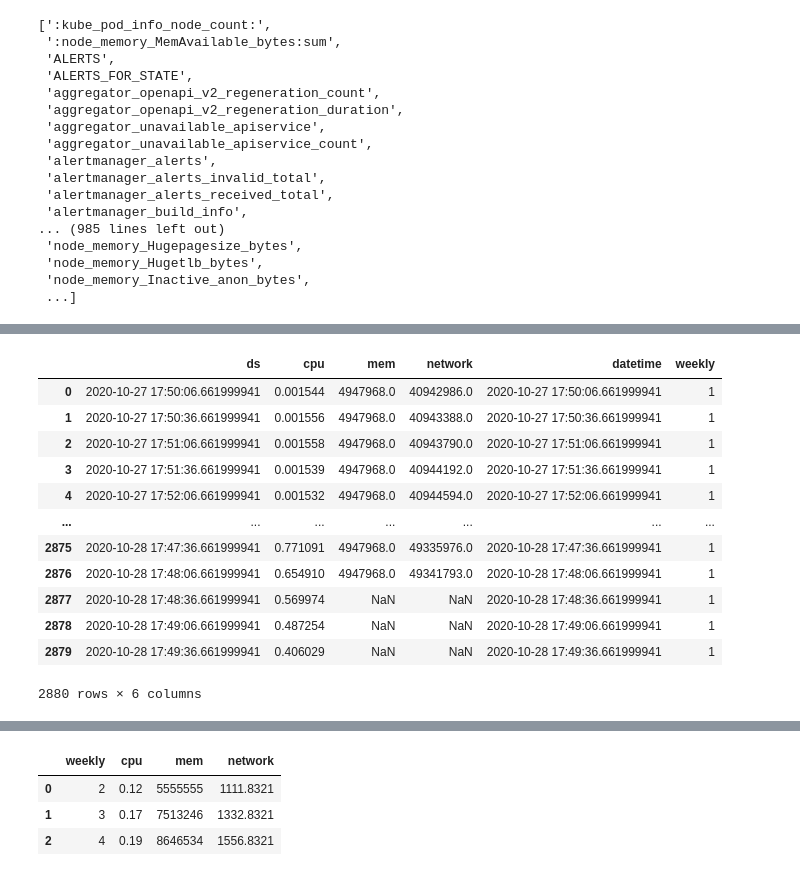
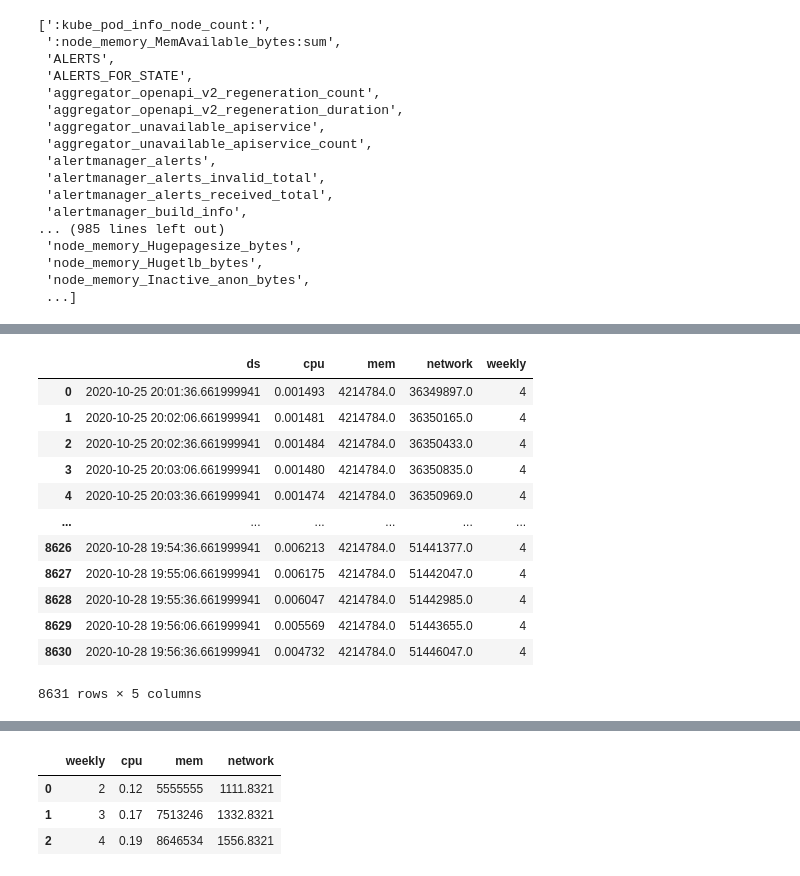
Before and after one commit to FalcoN1995/project6, a Jupyter notebook: report_service/clean code.ipynb, the cells around one changed output, grey strips where cells are left out. Cells and saved outputs as stored; diff of their text form; code cells hidden in the pictures.

```diff
--- a/report_service/clean code.ipynb
+++ b/report_service/clean code.ipynb
@@ -156,17 +153,0 @@ ini_df
-# %%
-ini_df['weekly'] = ini_df['datetime'].dt.isocalendar().week % 4 + 1
-ini_df
-# %% [output]
-|  | ds | cpu | mem | network | datetime | weekly |
-| 0 | 2020-10-27 17:50:06.661999941 | 0.001544 | 4947968.0 | 40942986.0 | 2020-10-27 17:50:06.661999941 | 1 |
-| 1 | 2020-10-27 17:50:36.661999941 | 0.001556 | 4947968.0 | 40943388.0 | 2020-10-27 17:50:36.661999941 | 1 |
-| 2 | 2020-10-27 17:51:06.661999941 | 0.001558 | 4947968.0 | 40943790.0 | 2020-10-27 17:51:06.661999941 | 1 |
-| 3 | 2020-10-27 17:51:36.661999941 | 0.001539 | 4947968.0 | 40944192.0 | 2020-10-27 17:51:36.661999941 | 1 |
-| 4 | 2020-10-27 17:52:06.661999941 | 0.001532 | 4947968.0 | 40944594.0 | 2020-10-27 17:52:06.661999941 | 1 |
-| ... | ... | ... | ... | ... | ... | ... |
-| 2875 | 2020-10-28 17:47:36.661999941 | 0.771091 | 4947968.0 | 49335976.0 | 2020-10-28 17:47:36.661999941 | 1 |
-| 2876 | 2020-10-28 17:48:06.661999941 | 0.654910 | 4947968.0 | 49341793.0 | 2020-10-28 17:48:06.661999941 | 1 |
-| 2877 | 2020-10-28 17:48:36.661999941 | 0.569974 | NaN | NaN | 2020-10-28 17:48:36.661999941 | 1 |
-| 2878 | 2020-10-28 17:49:06.661999941 | 0.487254 | NaN | NaN | 2020-10-28 17:49:06.661999941 | 1 |
-| 2879 | 2020-10-28 17:49:36.661999941 | 0.406029 | NaN | NaN | 2020-10-28 17:49:36.661999941 | 1 |
-2880 rows × 6 columns
@@ -176,0 +154,35 @@ import numpy as np
+# %%
+def get_date(y, m, d):
+  s = f'{y:04d}-{m:02d}-{d:02d}'
+  return datetime.strptime(s, '%Y-%m-%d')
+
+def get_week_no(df):
+    y = int(df['ds'].year)
+    m = int(df['ds'].month)
+    d = int(df['ds'].day)
+    target = get_date(y,m,d)
+    firstday = target.replace(day=1)
+    if firstday.weekday() == 6:
+        origin = firstday
+    elif firstday.weekday() < 3:
+        origin = firstday - timedelta(days=firstday.weekday() + 1)
+    else:
+        origin = firstday + timedelta(days=6-firstday.weekday())
+    return (target - origin).days // 7 + 1
+
+sec_df['weekly'] = sec_df.apply(get_week_no, axis=1)
+sec_df
+# %% [output]
+|  | ds | cpu | mem | network | weekly |
+| 0 | 2020-10-25 20:01:36.661999941 | 0.001493 | 4214784.0 | 36349897.0 | 4 |
+| 1 | 2020-10-25 20:02:06.661999941 | 0.001481 | 4214784.0 | 36350165.0 | 4 |
+| 2 | 2020-10-25 20:02:36.661999941 | 0.001484 | 4214784.0 | 36350433.0 | 4 |
+| 3 | 2020-10-25 20:03:06.661999941 | 0.001480 | 4214784.0 | 36350835.0 | 4 |
+| 4 | 2020-10-25 20:03:36.661999941 | 0.001474 | 4214784.0 | 36350969.0 | 4 |
+| ... | ... | ... | ... | ... | ... |
+| 8626 | 2020-10-28 19:54:36.661999941 | 0.006213 | 4214784.0 | 51441377.0 | 4 |
+| 8627 | 2020-10-28 19:55:06.661999941 | 0.006175 | 4214784.0 | 51442047.0 | 4 |
+| 8628 | 2020-10-28 19:55:36.661999941 | 0.006047 | 4214784.0 | 51442985.0 | 4 |
+| 8629 | 2020-10-28 19:56:06.661999941 | 0.005569 | 4214784.0 | 51443655.0 | 4 |
+| 8630 | 2020-10-28 19:56:36.661999941 | 0.004732 | 4214784.0 | 51446047.0 | 4 |
+8631 rows × 5 columns
```
Also changed, not shown: parts of 12 cells of this notebook.
